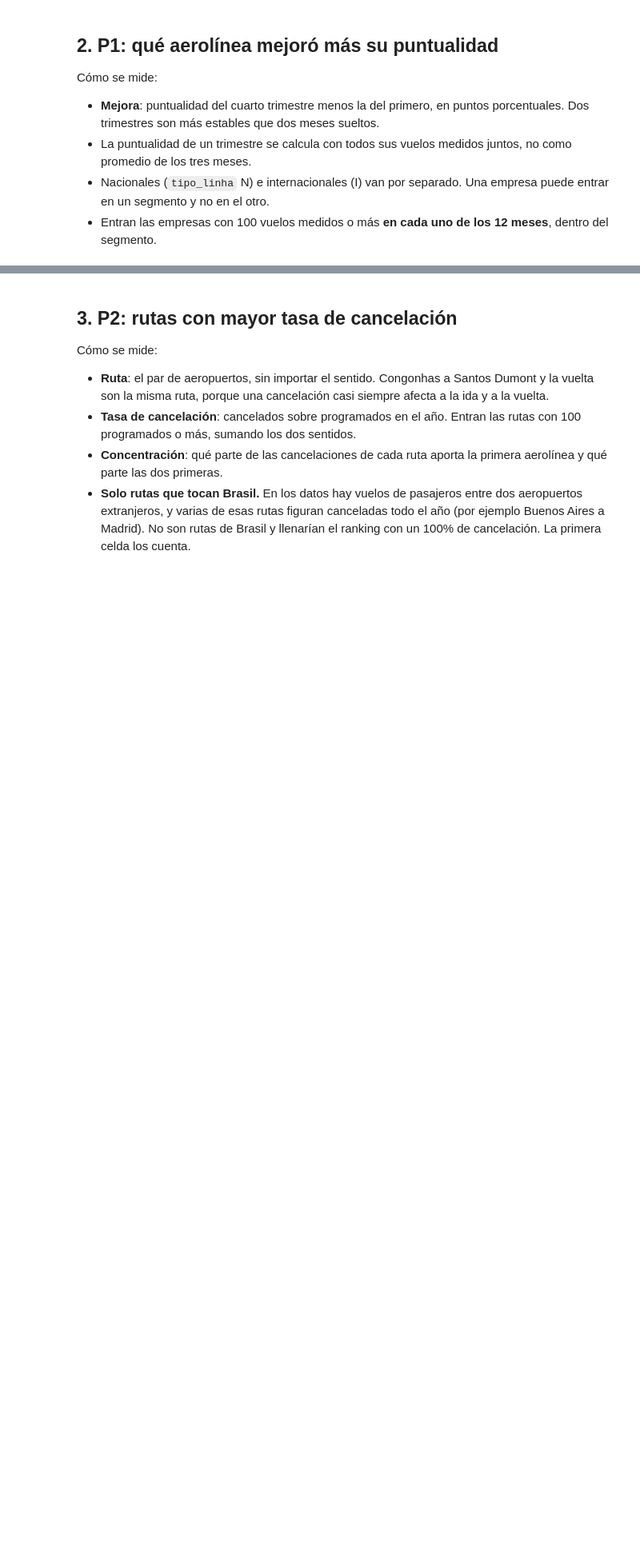
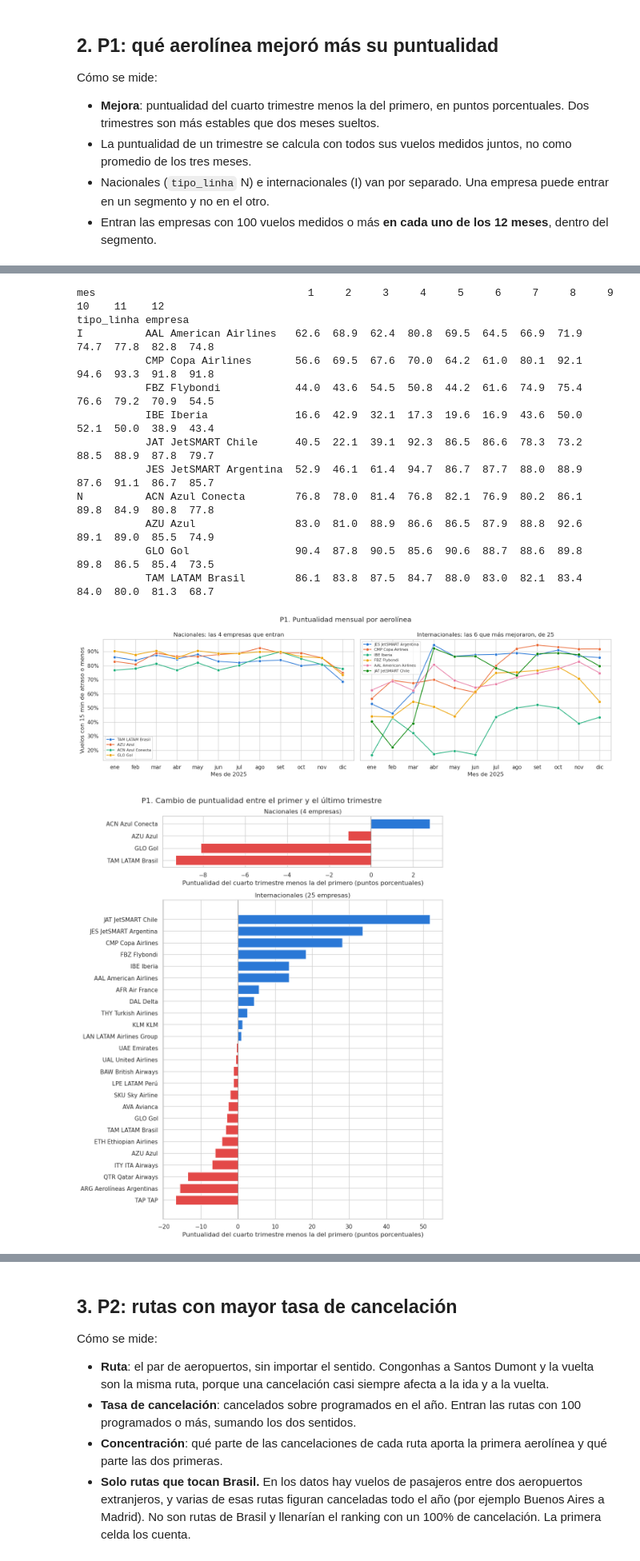
Before and after one commit to Jerobrum/bigdata-obligatorio-2026s2-282969-269838-243180, a Jupyter notebook: notebooks/nb2_analisis_preguntas.ipynb, the cells around one changed output, grey strips where cells are left out. Shown at 80% size. Cells and saved outputs as stored; diff of their text form; code cells hidden in the pictures; blank space fills up the shorter version.

```diff
--- a/notebooks/nb2_analisis_preguntas.ipynb
+++ b/notebooks/nb2_analisis_preguntas.ipynb
@@ -126,44 +164,79 @@ p1_mejora.show(40, truncate=30)
 MESES = ["ene", "feb", "mar", "abr", "may", "jun", "jul", "ago", "set", "oct", "nov", "dic"]
 SEGMENTOS = {"N": "Nacionales", "I": "Internacionales"}
 
+# Nombres cortos para ejes y leyendas: la razón social de ANAC es larga y se cortaba,
+# y VoePass (PTB) no tiene nombre porque no figura en las listas de ANAC
+NOMBRES = {"AAL": "American Airlines", "ACN": "Azul Conecta", "AFR": "Air France", "ARG": "Aerolíneas Argentinas",
+           "AVA": "Avianca", "AZU": "Azul", "BAW": "British Airways", "CMP": "Copa Airlines", "DAL": "Delta",
+           "DTA": "TAAG", "ETH": "Ethiopian Airlines", "FBZ": "Flybondi", "GLO": "Gol", "IBE": "Iberia",
+           "ITY": "ITA Airways", "JAT": "JetSMART Chile", "JES": "JetSMART Argentina", "KLM": "KLM",
+           "LAN": "LATAM Airlines Group", "LPE": "LATAM Perú", "PTB": "VoePass", "QTR": "Qatar Airways",
+           "SKU": "Sky Airline", "TAM": "LATAM Brasil", "TAP": "TAP", "THY": "Turkish Airlines",
+           "UAE": "Emirates", "UAL": "United Airlines"}
+
 def etiqueta(df):
-    # código ICAO y nombre acortado, para ejes y leyendas
-    return df["icao_empresa"] + " " + df["nombre_empresa"].fillna("").str.title().str.slice(0, 22)
+    # código ICAO y nombre corto; si la empresa no está en NOMBRES, la razón social acortada
+    razon_social = df["nombre_empresa"].fillna("").str.title().str.slice(0, 22)
+    return (df["icao_empresa"] + " " + df["icao_empresa"].map(NOMBRES).fillna(razon_social)).str.strip()
 
 mensual, mejora = p1_mensual.toPandas(), p1_mejora.toPandas()
 mensual["empresa"], mejora["empresa"] = etiqueta(mensual), etiqueta(mejora)
 mensual["mes"] = mensual["anio_mes"].str[5:].astype(int)
-top5 = mejora.sort_values("mejora_pp", ascending=False).groupby("tipo_linha").head(5)
+# Las seis que más mejoraron en cada segmento: las mismas del control de salidas adelantadas
+top6 = mejora.sort_values("mejora_pp", ascending=False).groupby("tipo_linha").head(6)
 
-# Gráfico 1: puntualidad mes a mes de las cinco que más mejoraron en cada segmento
+# Puntualidad mensual (%) de las empresas del gráfico: son los valores que cita la respuesta
+print(mensual.merge(top6[["tipo_linha", "icao_empresa"]])
+      .pivot_table(index=["tipo_linha", "empresa"], columns="mes", values="tasa_puntualidad")
+      .mul(100).round(1).to_string())
+
+# Gráfico 1: puntualidad mes a mes de las seis que más mejoraron en cada segmento
 fig, axes = plt.subplots(1, 2, figsize=(16, 5), sharey=True)
 for ax, (tipo, nombre) in zip(axes, SEGMENTOS.items()):
-    elegidas = top5.loc[top5["tipo_linha"] == tipo, "icao_empresa"]
+    elegidas = top6.loc[top6["tipo_linha"] == tipo, "icao_empresa"]
+    total = (mejora["tipo_linha"] == tipo).sum()
+    cuales = (f"las {total} empresas que entran" if len(elegidas) == total
+              else f"las {len(elegidas)} que más mejoraron, de {total}")
     datos = mensual[(mensual["tipo_linha"] == tipo) & mensual["icao_empresa"].isin(elegidas)]
     sns.lineplot(data=datos, x="mes", y="tasa_puntualidad", hue="empresa", marker="o", ax=ax)
     ax.set_xticks(range(1, 13), MESES)
     ax.yaxis.set_major_formatter(PercentFormatter(1))
-    ax.set_title(f"{nombre}: las que más mejoraron")
+    ax.set_title(f"{nombre}: {cuales}")
     ax.set_xlabel("Mes de 2025")
     ax.set_ylabel("Vuelos con 15 min de atraso o menos")
     ax.legend(title=None, fontsize=8)
 fig.suptitle("P1. Puntualidad mensual por aerolínea")
 plt.tight_layout()
 plt.show()
 
 # Gráfico 2: mejora de todas las empresas que entran, en puntos porcentuales
 cantidad = mejora["tipo_linha"].value_counts()
 fig, axes = plt.subplots(2, 1, figsize=(10, 2 + 0.35 * len(mejora)),
                          gridspec_kw={"height_ratios": [cantidad.get("N", 1), cantidad.get("I", 1)]})
 for ax, (tipo, nombre) in zip(axes, SEGMENTOS.items()):
     datos = mejora[mejora["tipo_linha"] == tipo].sort_values("mejora_pp", ascending=False)
     ax.barh(datos["empresa"], datos["mejora_pp"],
             color=[PALETA[0] if v >= 0 else PALETA[7] for v in datos["mejora_pp"]])
     ax.invert_yaxis()
     ax.axvline(0, color="grey", linewidth=0.8)
     ax.set_title(f"{nombre} ({len(datos)} empresas)")
     ax.set_xlabel("Puntualidad del cuarto trimestre menos la del primero (puntos porcentuales)")
 fig.suptitle("P1. Cambio de puntualidad entre el primer y el último trimestre")
 plt.tight_layout()
 plt.show()
+# %% [output]
+mes                                  1     2     3     4     5     6     7     8     9     10    11    12
+tipo_linha empresa
+I          AAL American Airlines   62.6  68.9  62.4  80.8  69.5  64.5  66.9  71.9  74.7  77.8  82.8  74.8
+           CMP Copa Airlines       56.6  69.5  67.6  70.0  64.2  61.0  80.1  92.1  94.6  93.3  91.8  91.8
+           FBZ Flybondi            44.0  43.6  54.5  50.8  44.2  61.6  74.9  75.4  76.6  79.2  70.9  54.5
+           IBE Iberia              16.6  42.9  32.1  17.3  19.6  16.9  43.6  50.0  52.1  50.0  38.9  43.4
+           JAT JetSMART Chile      40.5  22.1  39.1  92.3  86.5  86.6  78.3  73.2  88.5  88.9  87.8  79.7
+           JES JetSMART Argentina  52.9  46.1  61.4  94.7  86.7  87.7  88.0  88.9  87.6  91.1  86.7  85.7
+N          ACN Azul Conecta        76.8  78.0  81.4  76.8  82.1  76.9  80.2  86.1  89.8  84.9  80.8  77.8
+           AZU Azul                83.0  81.0  88.9  86.6  86.5  87.9  88.8  92.6  89.1  89.0  85.5  74.9
+           GLO Gol                 90.4  87.8  90.5  85.6  90.6  88.7  88.6  89.8  89.8  86.5  85.4  73.5
+           TAM LATAM Brasil        86.1  83.8  87.5  84.7  88.0  83.0  82.1  83.4  84.0  80.0  81.3  68.7
+[figure, added]
+[figure, added]
 # %% [markdown]
```
Also changed, not shown: parts of 27 cells of this notebook.
